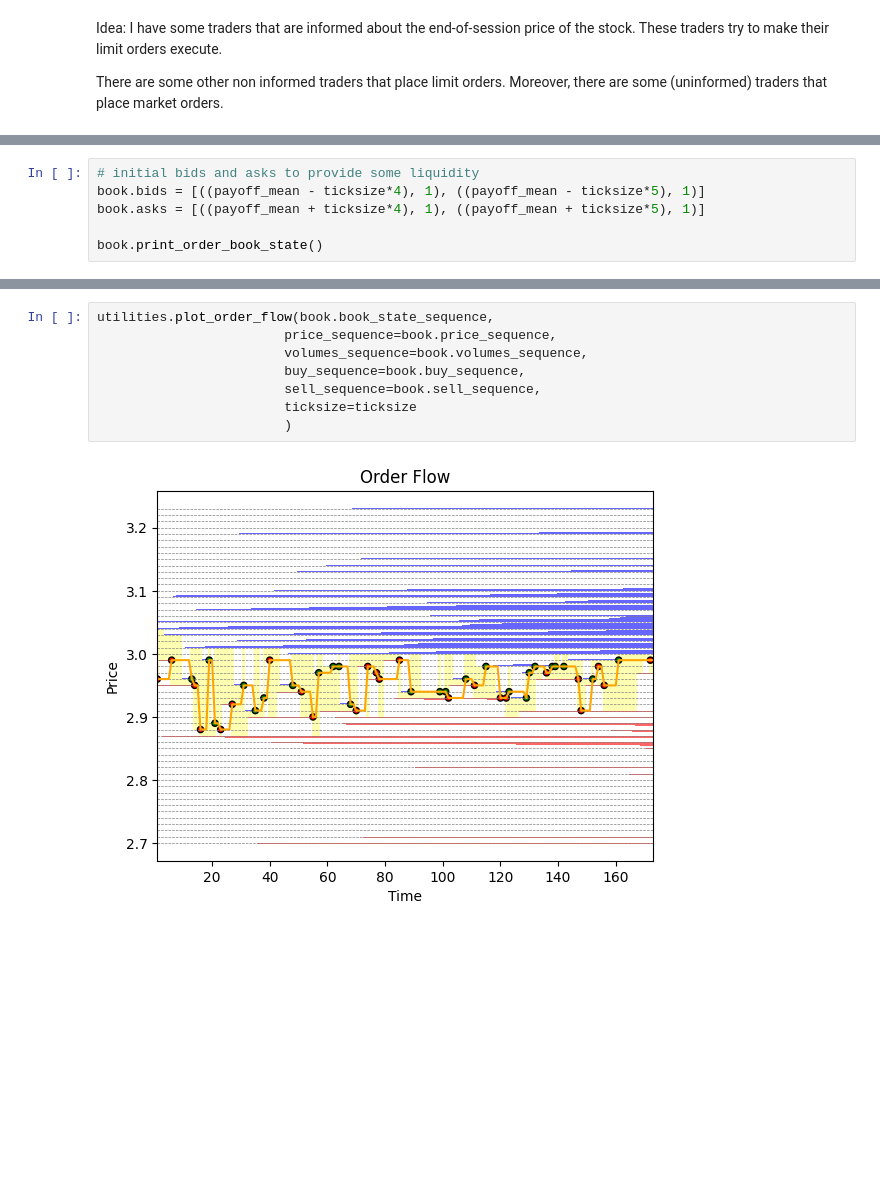
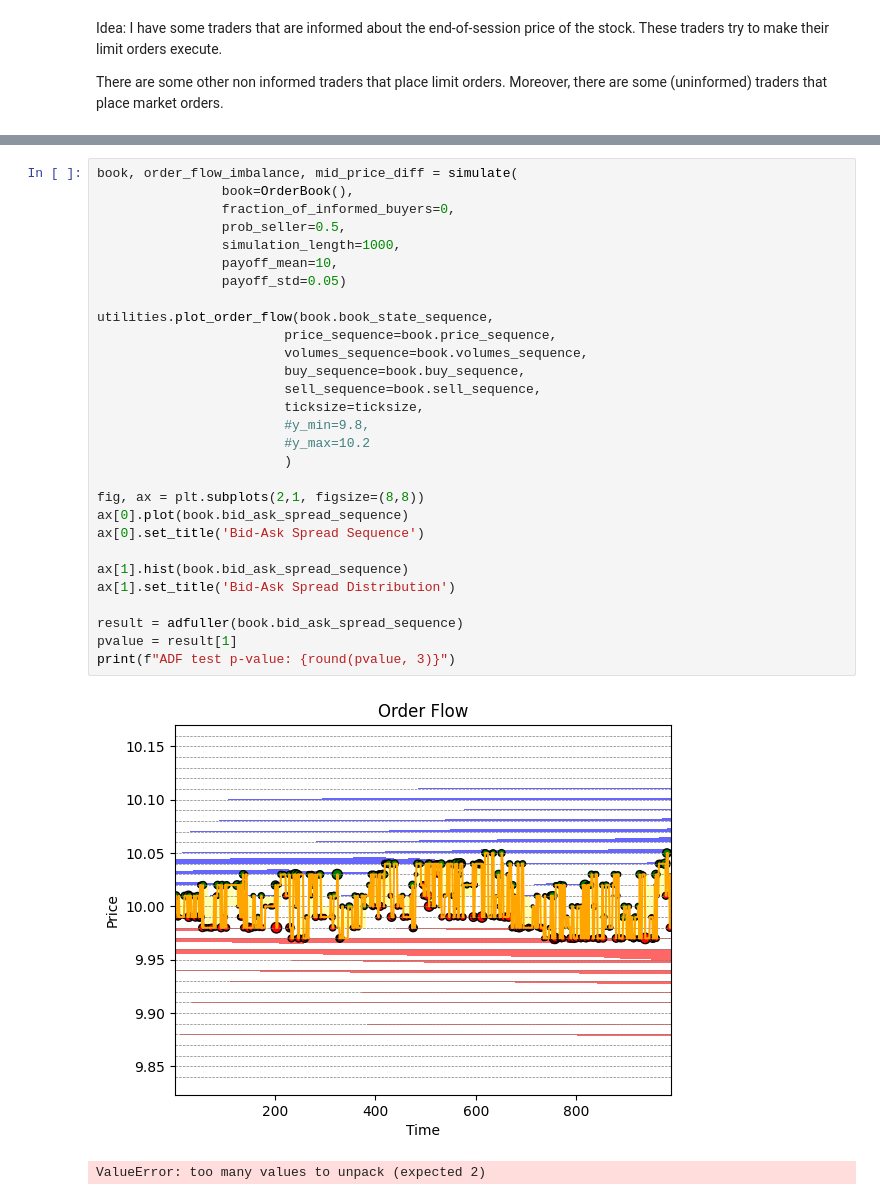
Before and after one commit to Peropero0/quantitative_finance_playground, a Jupyter notebook: notebooks/Hasbrouck_Market_Microstructure/order_book_simulations/experiment.ipynb, the cells around one changed output, grey strips where cells are left out. Saved outputs shown, nothing was run; the diff lists cells and outputs as text; blank space fills up the shorter version.

```diff
--- a/notebooks/Hasbrouck_Market_Microstructure/order_book_simulations/experiment.ipynb
+++ b/notebooks/Hasbrouck_Market_Microstructure/order_book_simulations/experiment.ipynb
@@ -68,6 +65,0 @@ ticksize = 0.01
-# %%
-# initial bids and asks to provide some liquidity
-book.bids = [((payoff_mean - ticksize*4), 1), ((payoff_mean - ticksize*5), 1)]
-book.asks = [((payoff_mean + ticksize*4), 1), ((payoff_mean + ticksize*5), 1)]
-
-book.print_order_book_state()
@@ -220,10 +243,32 @@ limit_buy - price: 2.81 - quantity: 1
-# %%
-utilities.plot_order_flow(book.book_state_sequence,
-                        price_sequence=book.price_sequence,
-                        volumes_sequence=book.volumes_sequence,
-                        buy_sequence=book.buy_sequence,
-                        sell_sequence=book.sell_sequence,
-                        ticksize=ticksize
-                        )
-# %% [output]
-[figure, removed]
+# %%
+book, order_flow_imbalance, mid_price_diff = simulate(
+                book=OrderBook(),
+                fraction_of_informed_buyers=0,
+                prob_seller=0.5,
+                simulation_length=1000,
+                payoff_mean=10,
+                payoff_std=0.05)
+
+utilities.plot_order_flow(book.book_state_sequence,
+                        price_sequence=book.price_sequence,
+                        volumes_sequence=book.volumes_sequence,
+                        buy_sequence=book.buy_sequence,
+                        sell_sequence=book.sell_sequence,
+                        ticksize=ticksize,
+                        #y_min=9.8,
+                        #y_max=10.2
+                        )
+
+fig, ax = plt.subplots(2,1, figsize=(8,8))
+ax[0].plot(book.bid_ask_spread_sequence)
+ax[0].set_title('Bid-Ask Spread Sequence')
+
+ax[1].hist(book.bid_ask_spread_sequence)
+ax[1].set_title('Bid-Ask Spread Distribution')
+
+result = adfuller(book.bid_ask_spread_sequence)
+pvalue = result[1]
+print(f"ADF test p-value: {round(pvalue, 3)}")
+# %% [output]
+[figure, added]
+ValueError: too many values to unpack (expected 2)
```
Also changed, not shown: parts of 14 cells of this notebook, 1 other file.
